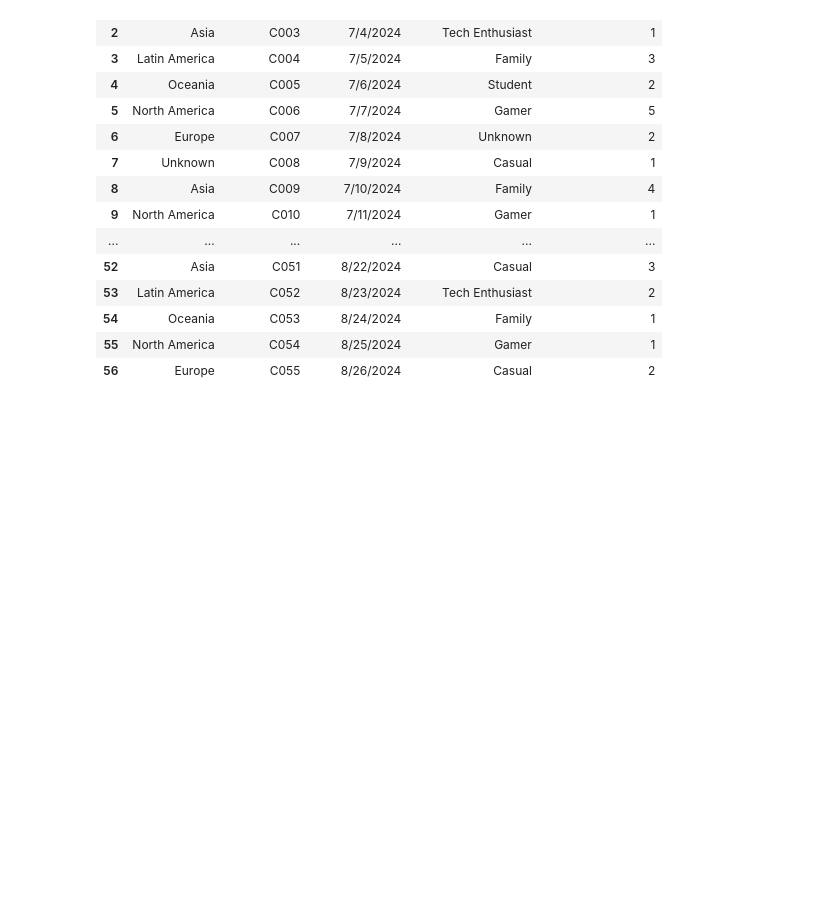
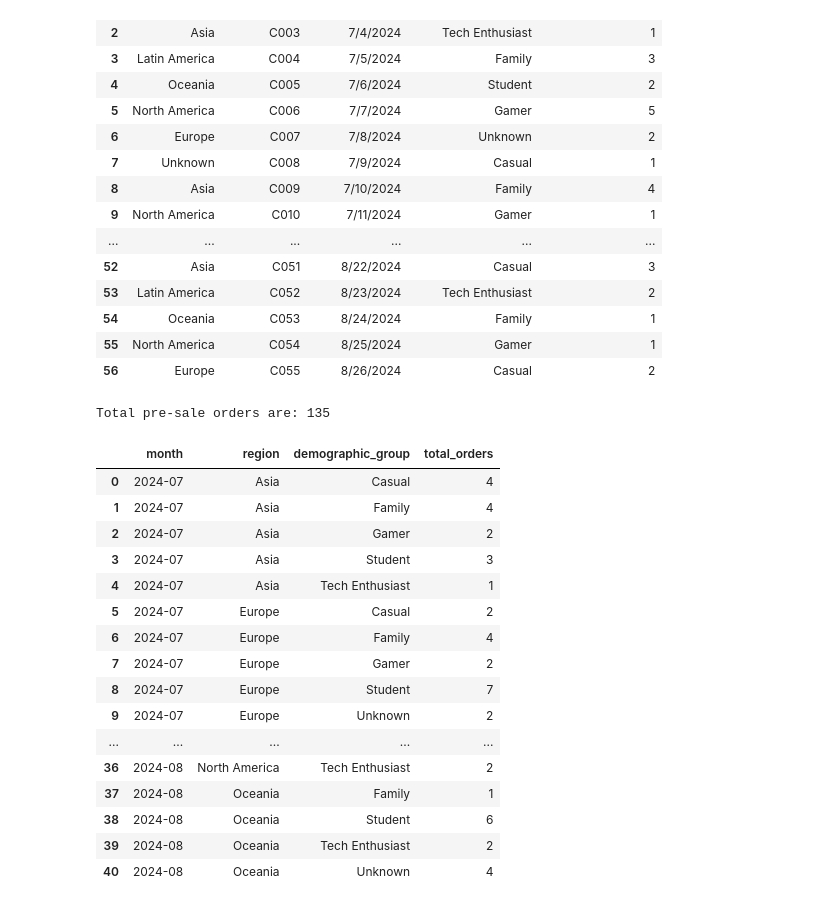
Before and after one commit to Namunane/Python-Summer-Party, a Jupyter notebook: Jupyter Notebooks/Day5.ipynb, the cells around one changed output. Cells and saved outputs as stored; diff of their text form; code cells hidden in the pictures; blank space fills up the shorter version.

Commit message:
Added code for question 2: Calculating total pre-sale orders per month for each region & demographic group

```diff
--- a/Jupyter Notebooks/Day5.ipynb
+++ b/Jupyter Notebooks/Day5.ipynb
@@ -103,3 +103,42 @@ Percentage of rows with missing values: 0.00%
 | 54 | Oceania | C053 | 8/24/2024 | Family | 1 |
 | 55 | North America | C054 | 8/25/2024 | Gamer | 1 |
 | 56 | Europe | C055 | 8/26/2024 | Casual | 2 |
+# %%
+# Question 2:
+# Calculating the total pre-sale orders per month for each region and demographic group.
+
+# 0. Calculating total pre-sale orders
+total_orders = pre_sale_data['pre_order_quantity'].sum()
+print(f'Total pre-sale orders are: {total_orders}')
+
+# 1. Extracting month
+pre_sale_data['month'] = pre_sale_data['pre_order_date'].dt.to_period('M')    #dt.month to extract month number  # dt.strftime('%B') to extract month name
+
+# 2. Grouping by month, region, demographic group
+total_orders_per_group = (
+    pre_sale_data.groupby(['month', 'region', 'demographic_group'])['pre_order_quantity']
+    .sum()
+    .reset_index(name='total_orders') # Resetting series to a dataframe with columns for readability.
+    .sort_values(by=['month','region','demographic_group'])
+)
+
+total_orders_per_group
+# %% [output]
+Total pre-sale orders are: 135
+|  | month | region | demographic_group | total_orders |
+| 0 | 2024-07 | Asia | Casual | 4 |
+| 1 | 2024-07 | Asia | Family | 4 |
+| 2 | 2024-07 | Asia | Gamer | 2 |
+| 3 | 2024-07 | Asia | Student | 3 |
+| 4 | 2024-07 | Asia | Tech Enthusiast | 1 |
+| 5 | 2024-07 | Europe | Casual | 2 |
+| 6 | 2024-07 | Europe | Family | 4 |
+| 7 | 2024-07 | Europe | Gamer | 2 |
+| 8 | 2024-07 | Europe | Student | 7 |
+| 9 | 2024-07 | Europe | Unknown | 2 |
+| ... | ... | ... | ... | ... |
+| 36 | 2024-08 | North America | Tech Enthusiast | 2 |
+| 37 | 2024-08 | Oceania | Family | 1 |
+| 38 | 2024-08 | Oceania | Student | 6 |
+| 39 | 2024-08 | Oceania | Tech Enthusiast | 2 |
+| 40 | 2024-08 | Oceania | Unknown | 4 |
```
Also changed, not shown: parts of 1 cell of this notebook.
